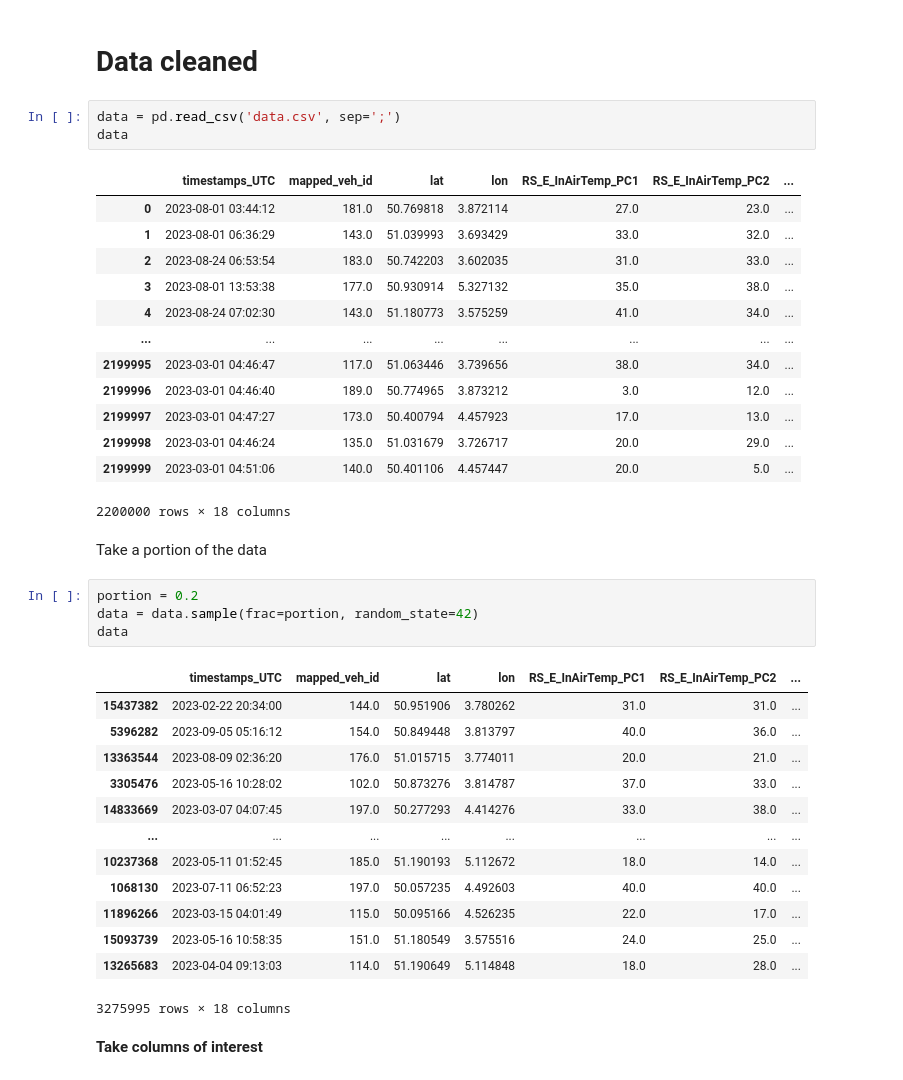
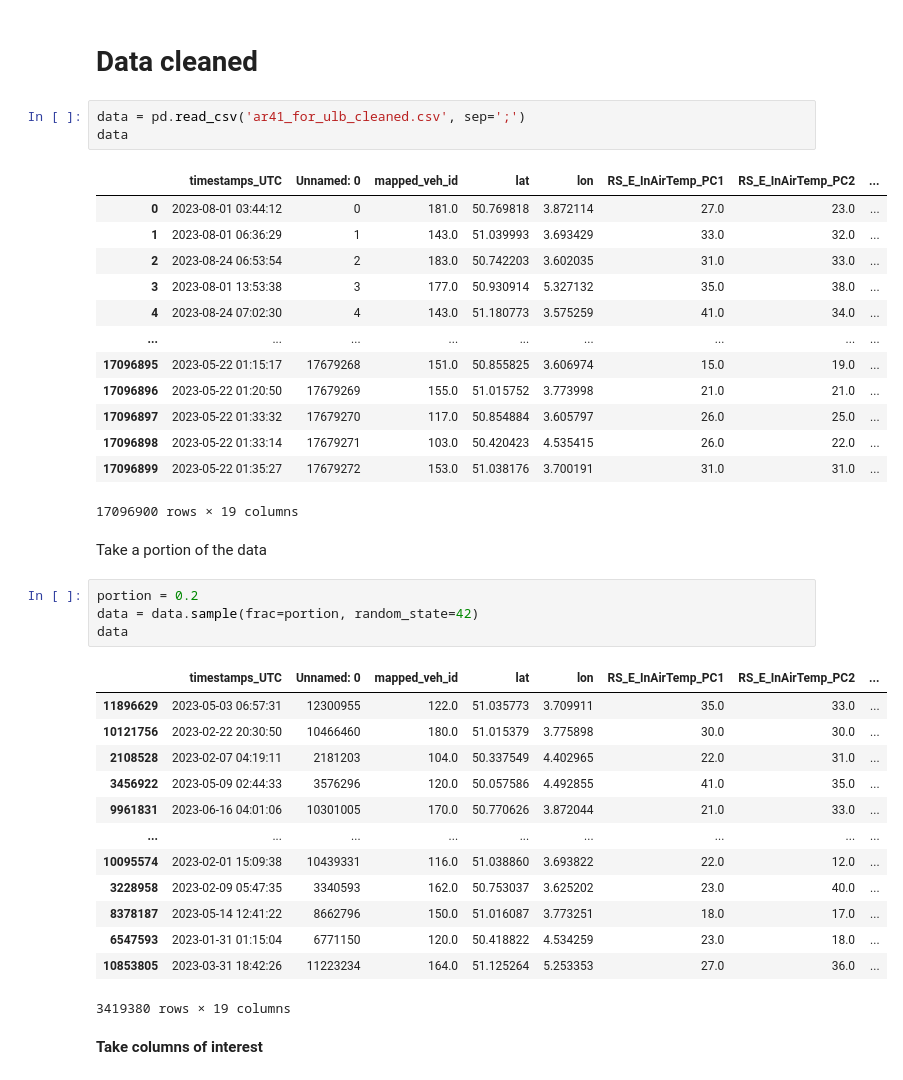
Before and after one commit to koadegno/data-minig-project, a Jupyter notebook: Fuzzy.ipynb, the cells around one changed output. Drawn from its saved outputs; the diff is of its cells as text.

```diff
--- a/Fuzzy.ipynb
+++ b/Fuzzy.ipynb
@@ -8,22 +8,22 @@ from tqdm import tqdm
 # %% [markdown]
 # Data cleaned
 # %%
-data = pd.read_csv('data.csv', sep=';')
+data = pd.read_csv('ar41_for_ulb_cleaned.csv', sep=';')
 data
 # %% [output]
-|  | timestamps_UTC | mapped_veh_id | lat | lon | RS_E_InAirTemp_PC1 | RS_E_InAirTemp_PC2 | ... |
-| 0 | 2023-08-01 03:44:12 | 181.0 | 50.769818 | 3.872114 | 27.0 | 23.0 | ... |
-| 1 | 2023-08-01 06:36:29 | 143.0 | 51.039993 | 3.693429 | 33.0 | 32.0 | ... |
-| 2 | 2023-08-24 06:53:54 | 183.0 | 50.742203 | 3.602035 | 31.0 | 33.0 | ... |
-| 3 | 2023-08-01 13:53:38 | 177.0 | 50.930914 | 5.327132 | 35.0 | 38.0 | ... |
-| 4 | 2023-08-24 07:02:30 | 143.0 | 51.180773 | 3.575259 | 41.0 | 34.0 | ... |
-| ... | ... | ... | ... | ... | ... | ... | ... |
-| 2199995 | 2023-03-01 04:46:47 | 117.0 | 51.063446 | 3.739656 | 38.0 | 34.0 | ... |
-| 2199996 | 2023-03-01 04:46:40 | 189.0 | 50.774965 | 3.873212 | 3.0 | 12.0 | ... |
-| 2199997 | 2023-03-01 04:47:27 | 173.0 | 50.400794 | 4.457923 | 17.0 | 13.0 | ... |
-| 2199998 | 2023-03-01 04:46:24 | 135.0 | 51.031679 | 3.726717 | 20.0 | 29.0 | ... |
-| 2199999 | 2023-03-01 04:51:06 | 140.0 | 50.401106 | 4.457447 | 20.0 | 5.0 | ... |
+|  | timestamps_UTC | Unnamed: 0 | mapped_veh_id | lat | lon | RS_E_InAirTemp_PC1 | RS_E_InAirTemp_PC2 | ... |
+| 0 | 2023-08-01 03:44:12 | 0 | 181.0 | 50.769818 | 3.872114 | 27.0 | 23.0 | ... |
+| 1 | 2023-08-01 06:36:29 | 1 | 143.0 | 51.039993 | 3.693429 | 33.0 | 32.0 | ... |
+| 2 | 2023-08-24 06:53:54 | 2 | 183.0 | 50.742203 | 3.602035 | 31.0 | 33.0 | ... |
+| 3 | 2023-08-01 13:53:38 | 3 | 177.0 | 50.930914 | 5.327132 | 35.0 | 38.0 | ... |
+| 4 | 2023-08-24 07:02:30 | 4 | 143.0 | 51.180773 | 3.575259 | 41.0 | 34.0 | ... |
+| ... | ... | ... | ... | ... | ... | ... | ... | ... |
+| 17096895 | 2023-05-22 01:15:17 | 17679268 | 151.0 | 50.855825 | 3.606974 | 15.0 | 19.0 | ... |
+| 17096896 | 2023-05-22 01:20:50 | 17679269 | 155.0 | 51.015752 | 3.773998 | 21.0 | 21.0 | ... |
+| 17096897 | 2023-05-22 01:33:32 | 17679270 | 117.0 | 50.854884 | 3.605797 | 26.0 | 25.0 | ... |
+| 17096898 | 2023-05-22 01:33:14 | 17679271 | 103.0 | 50.420423 | 4.535415 | 26.0 | 22.0 | ... |
+| 17096899 | 2023-05-22 01:35:27 | 17679272 | 153.0 | 51.038176 | 3.700191 | 31.0 | 31.0 | ... |
-2200000 rows × 18 columns
+17096900 rows × 19 columns
 # %% [markdown]
 Take a portion of the data
 # %%
@@ -31,19 +31,19 @@ portion = 0.2
 data = data.sample(frac=portion, random_state=42)
 data
 # %% [output]
-|  | timestamps_UTC | mapped_veh_id | lat | lon | RS_E_InAirTemp_PC1 | RS_E_InAirTemp_PC2 | ... |
-| 15437382 | 2023-02-22 20:34:00 | 144.0 | 50.951906 | 3.780262 | 31.0 | 31.0 | ... |
-| 5396282 | 2023-09-05 05:16:12 | 154.0 | 50.849448 | 3.813797 | 40.0 | 36.0 | ... |
-| 13363544 | 2023-08-09 02:36:20 | 176.0 | 51.015715 | 3.774011 | 20.0 | 21.0 | ... |
-| 3305476 | 2023-05-16 10:28:02 | 102.0 | 50.873276 | 3.814787 | 37.0 | 33.0 | ... |
-| 14833669 | 2023-03-07 04:07:45 | 197.0 | 50.277293 | 4.414276 | 33.0 | 38.0 | ... |
-| ... | ... | ... | ... | ... | ... | ... | ... |
-| 10237368 | 2023-05-11 01:52:45 | 185.0 | 51.190193 | 5.112672 | 18.0 | 14.0 | ... |
-| 1068130 | 2023-07-11 06:52:23 | 197.0 | 50.057235 | 4.492603 | 40.0 | 40.0 | ... |
-| 11896266 | 2023-03-15 04:01:49 | 115.0 | 50.095166 | 4.526235 | 22.0 | 17.0 | ... |
-| 15093739 | 2023-05-16 10:58:35 | 151.0 | 51.180549 | 3.575516 | 24.0 | 25.0 | ... |
-| 13265683 | 2023-04-04 09:13:03 | 114.0 | 51.190649 | 5.114848 | 18.0 | 28.0 | ... |
+|  | timestamps_UTC | Unnamed: 0 | mapped_veh_id | lat | lon | RS_E_InAirTemp_PC1 | RS_E_InAirTemp_PC2 | ... |
+| 11896629 | 2023-05-03 06:57:31 | 12300955 | 122.0 | 51.035773 | 3.709911 | 35.0 | 33.0 | ... |
+| 10121756 | 2023-02-22 20:30:50 | 10466460 | 180.0 | 51.015379 | 3.775898 | 30.0 | 30.0 | ... |
+| 2108528 | 2023-02-07 04:19:11 | 2181203 | 104.0 | 50.337549 | 4.402965 | 22.0 | 31.0 | ... |
+| 3456922 | 2023-05-09 02:44:33 | 3576296 | 120.0 | 50.057586 | 4.492855 | 41.0 | 35.0 | ... |
+| 9961831 | 2023-06-16 04:01:06 | 10301005 | 170.0 | 50.770626 | 3.872044 | 21.0 | 33.0 | ... |
+| ... | ... | ... | ... | ... | ... | ... | ... | ... |
+| 10095574 | 2023-02-01 15:09:38 | 10439331 | 116.0 | 51.038860 | 3.693822 | 22.0 | 12.0 | ... |
+| 3228958 | 2023-02-09 05:47:35 | 3340593 | 162.0 | 50.753037 | 3.625202 | 23.0 | 40.0 | ... |
+| 8378187 | 2023-05-14 12:41:22 | 8662796 | 150.0 | 51.016087 | 3.773251 | 18.0 | 17.0 | ... |
+| 6547593 | 2023-01-31 01:15:04 | 6771150 | 120.0 | 50.418822 | 4.534259 | 23.0 | 18.0 | ... |
+| 10853805 | 2023-03-31 18:42:26 | 11223234 | 164.0 | 51.125264 | 5.253353 | 27.0 | 36.0 | ... |
-3275995 rows × 18 columns
+3419380 rows × 19 columns
 # %% [markdown]
 **Take columns of interest**
 # %%
```
Also changed, not shown: parts of 7 cells of this notebook.
